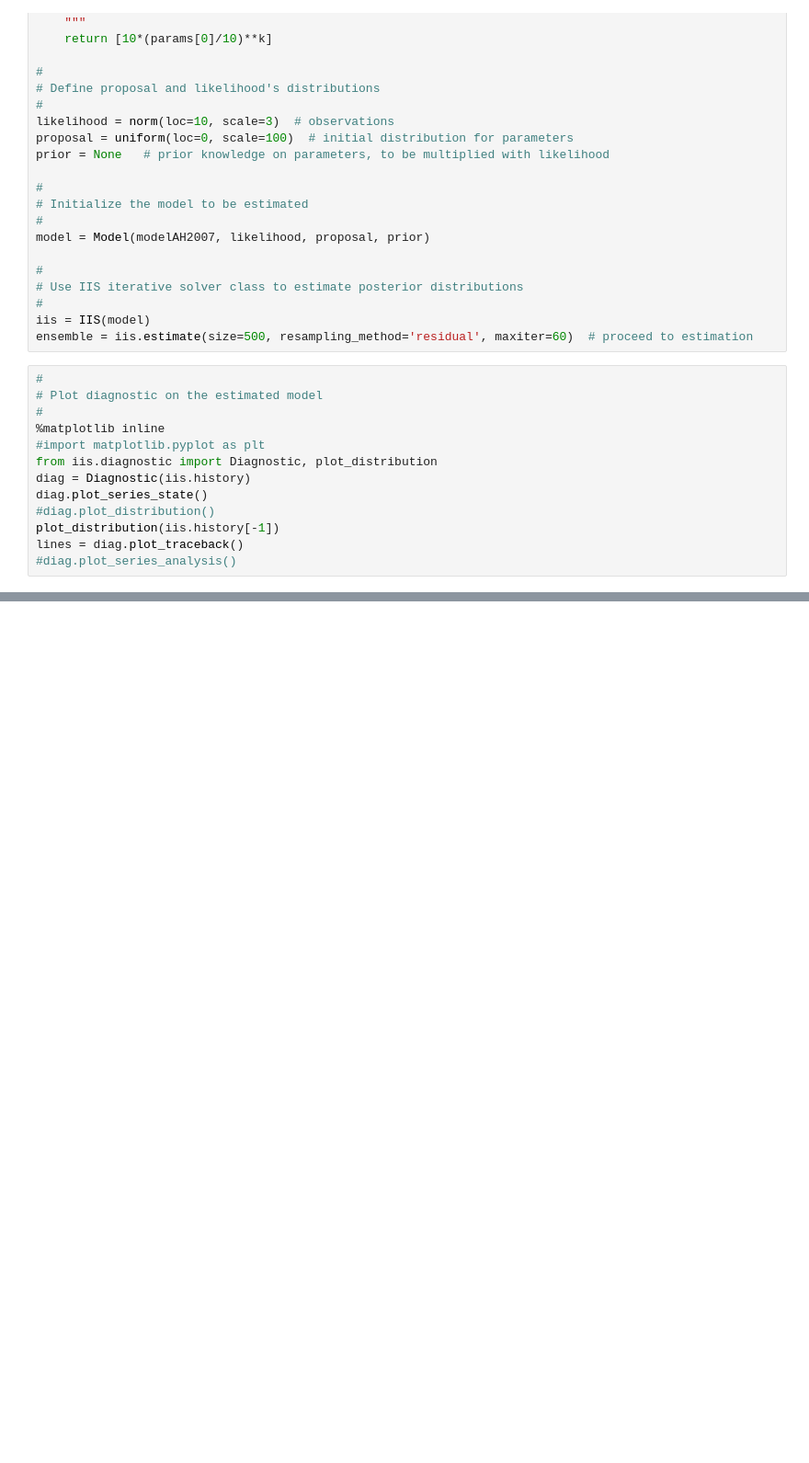
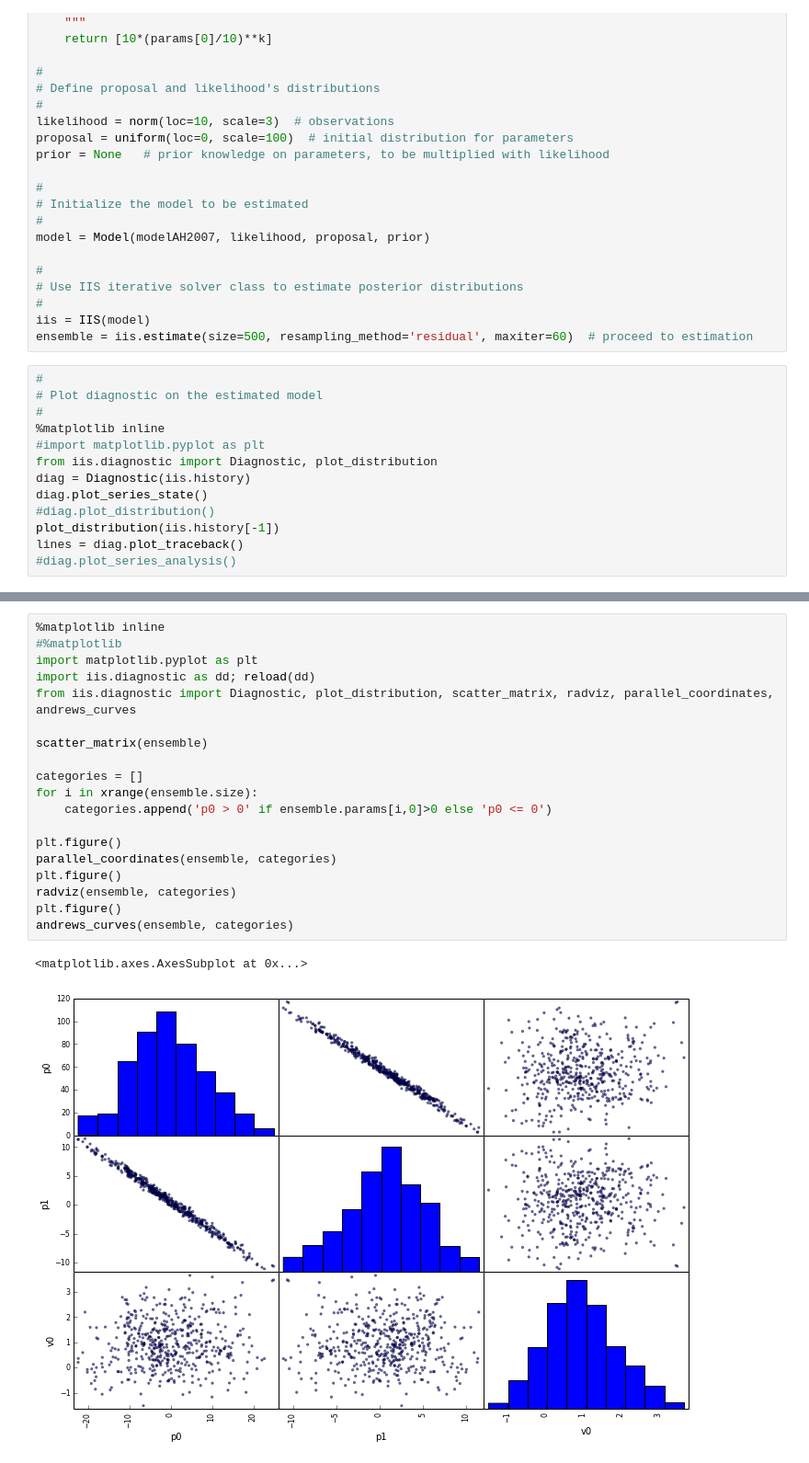
Before and after one commit to perrette/iis, a Jupyter notebook: notebooks/examples.ipynb, the cells around one changed output, grey strips where cells are left out. Shown at 92% size. Cells and saved outputs as stored; diff of their text form; blank space fills up the shorter version.

```diff
--- a/notebooks/examples.ipynb
+++ b/notebooks/examples.ipynb
@@ -52,0 +94,22 @@ lines = diag.plot_traceback()
+# %%
+%matplotlib inline
+#%matplotlib
+import matplotlib.pyplot as plt
+import iis.diagnostic as dd; reload(dd)
+from iis.diagnostic import Diagnostic, plot_distribution, scatter_matrix, radviz, parallel_coordinates, andrews_curves
+
+scatter_matrix(ensemble)
+
+categories = []
+for i in xrange(ensemble.size):
+    categories.append('p0 > 0' if ensemble.params[i,0]>0 else 'p0 <= 0')
+
+plt.figure()
+parallel_coordinates(ensemble, categories)
+plt.figure()
+radviz(ensemble, categories)
+plt.figure()
+andrews_curves(ensemble, categories)
+# %% [output]
+<matplotlib.axes.AxesSubplot at 0x...>
+[figure, added]
```
Also changed, not shown: parts of 3 cells of this notebook, 1 other file.
